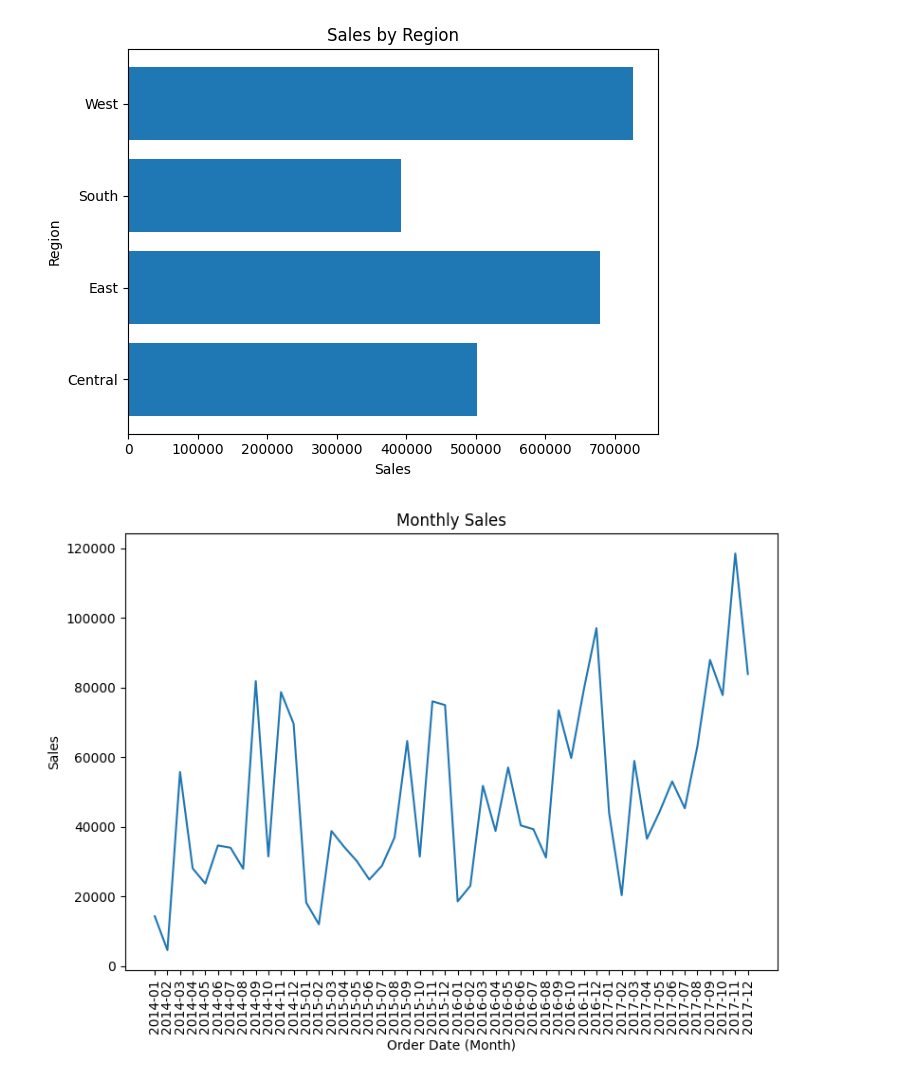
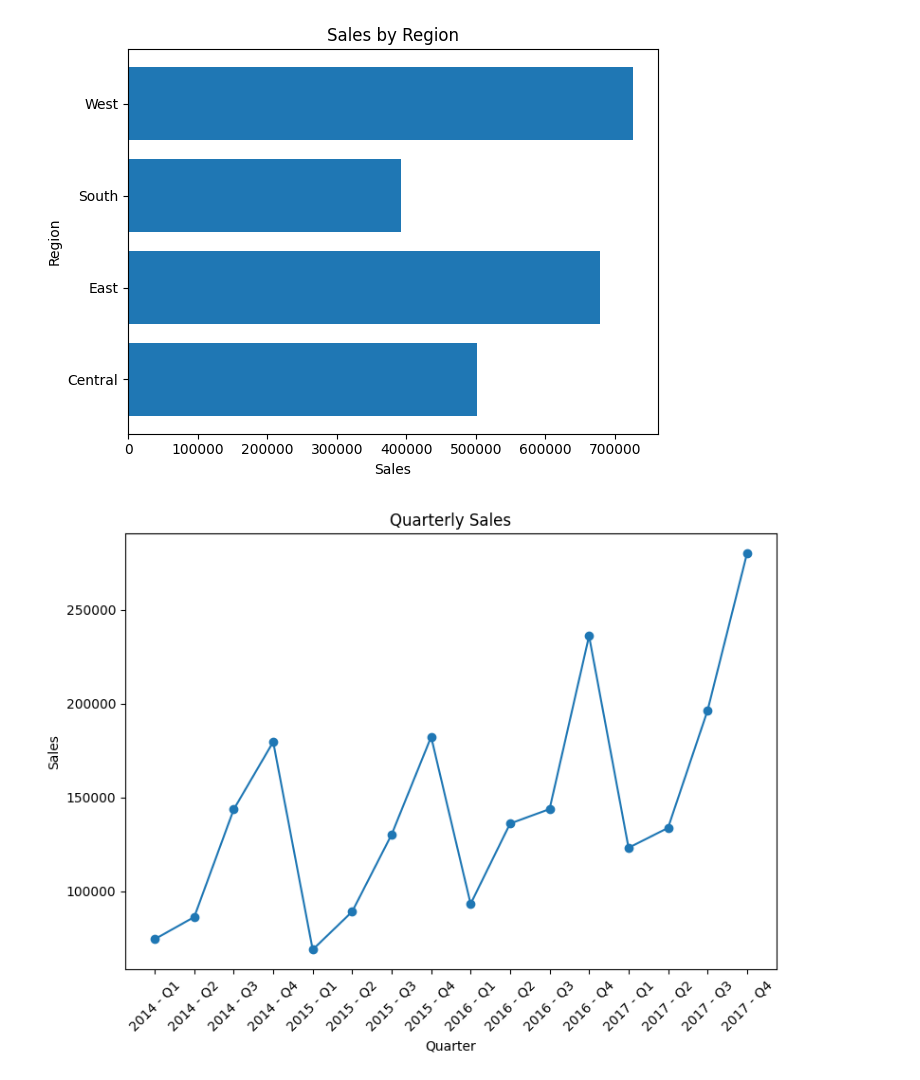
Before and after one commit to MaharLeika18/DataViz_Activities, a Jupyter notebook: DV_Act4_V1.ipynb, the cells around one changed output. Cells and saved outputs as stored; diff of their text form; code cells hidden in the pictures.

```diff
--- a/DV_Act4_V1.ipynb
+++ b/DV_Act4_V1.ipynb
@@ -74,19 +74,25 @@ df.isna().sum()
 # No missing values, imputation not needed# Feature Engineering
 df['Order Date (Month)'] = df['Order Date'].dt.to_period('M')
 df['Profit Margin'] = df['Profit'] / df['Sales'] * 100
+df['YearQuarter'] = df['Order Date (Month)'].dt.to_timestamp().dt.to_period('Q')
 
 # Feature Aggregation
 sales_by_region = (df.groupby('Region')['Sales'].sum().reset_index())
 
 monthly_revenue = (df.groupby(pd.Grouper(key='Order Date (Month)'))['Sales'].sum().reset_index())
 monthly_revenue = monthly_revenue.sort_values('Order Date (Month)')
+quarterly_revenue = df.groupby('YearQuarter')['Sales'].sum().reset_index()
+quarterly_revenue = quarterly_revenue.sort_values('YearQuarter')
+
 
 avg_profit_by_product = (df.groupby('Product Name')['Profit'].mean().reset_index())
+quarterly_revenue['QuarterLabel'] = quarterly_revenue['YearQuarter'].astype(str).str.replace('Q', ' - Q')
 
 # Inspect dataframes
 display(df.head(5))
 display(sales_by_region)
 display(monthly_revenue.head(5))
+display(quarterly_revenue.head(5))
 display(avg_profit_by_product.head(5))
 # %% [output]
 |  | Order ID | Order Date | Ship Date | Ship Mode | Customer ID | Segment | City | State | Region | ... |
@@ -127,14 +151,18 @@ plt.show()
 # %% [output]
 [figure]
 # %%
-# Create line chart - Monthly Sales
+# Create line chart - Quarterly Sales
+# Create a nicely formatted quarter label
+
+# Plot using the new labels
 plt.figure(figsize=(8,6))
-plt.plot(monthly_revenue['Order Date (Month)'].astype(str), monthly_revenue['Sales'])
-plt.xlabel('Order Date (Month)')
+plt.plot(quarterly_revenue['YearQuarter'].astype(str), quarterly_revenue['Sales'], marker='o')
+plt.xlabel('Quarter')
 plt.ylabel('Sales')
-plt.title('Monthly Sales')
-plt.xticks(rotation=90)
+plt.title('Quarterly Sales')
+plt.xticks(ticks=range(len(quarterly_revenue)),
+           labels=quarterly_revenue['QuarterLabel'], rotation=45)
 plt.tight_layout()
 plt.show()
 # %% [output]
-[figure, old version]
+[figure, new version]
```
Also changed, not shown: parts of 1 cell of this notebook.
